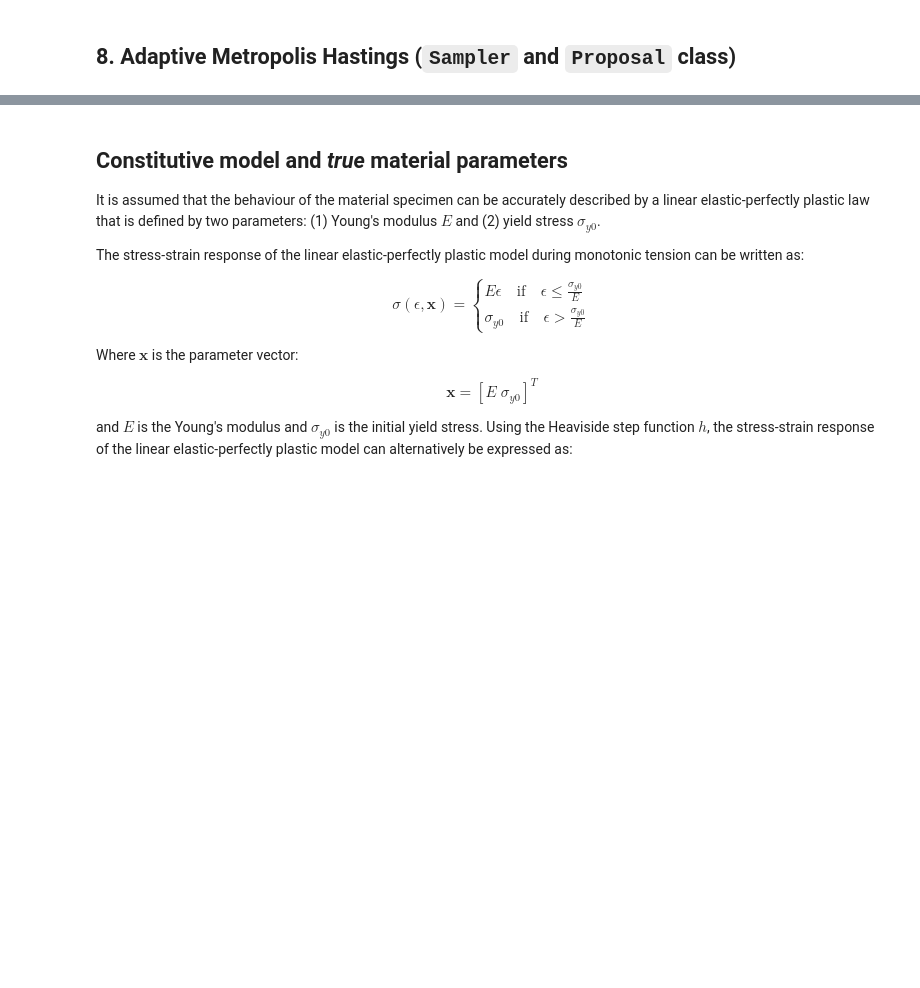
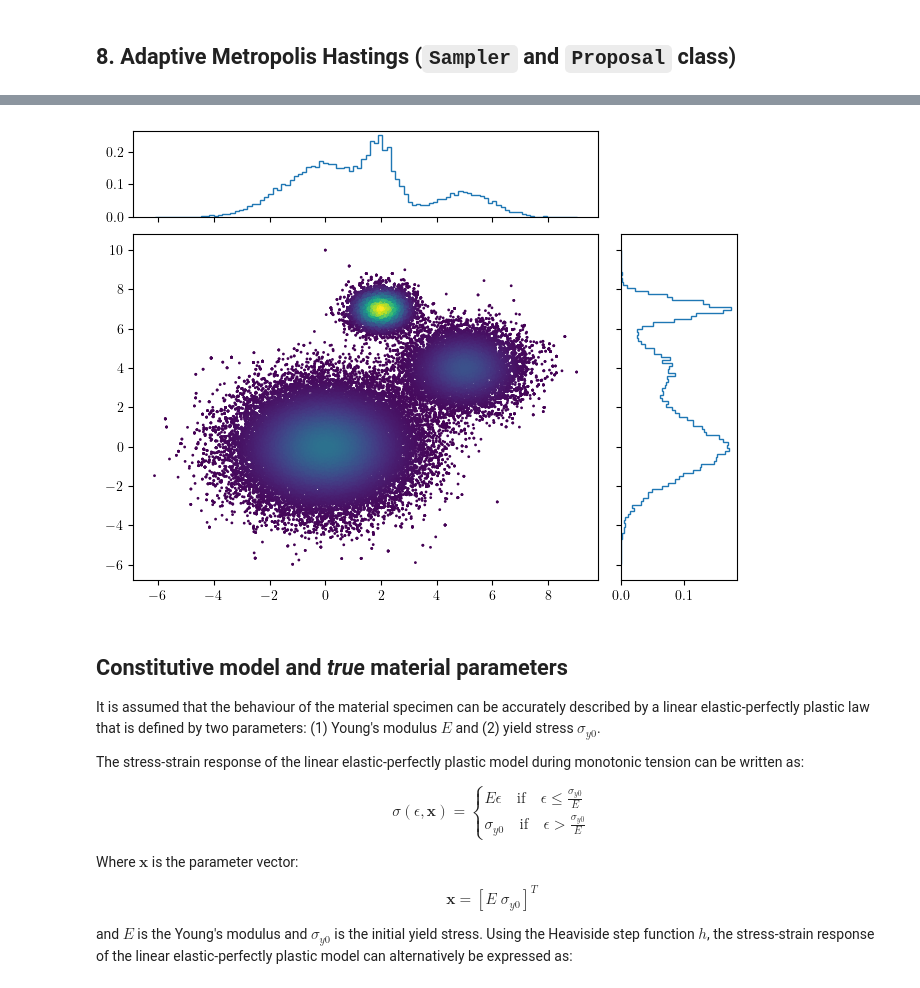
Before and after one commit to mark-hobbs/bayesian-inference-tutorial, a Jupyter notebook: examples/02-linear-elasticity-perfect-plasticity.ipynb, the cells around one changed output, grey strips where cells are left out. Cells and saved outputs as stored; diff of their text form; code cells hidden in the pictures; blank space fills up the shorter version.

```diff
--- a/examples/02-linear-elasticity-perfect-plasticity.ipynb
+++ b/examples/02-linear-elasticity-perfect-plasticity.ipynb
@@ -570,0 +609,7 @@ scatter_hist(samples[1000:, 0], samples[1000:, 1], p[1000:], ax, ax_histx, ax_hi
+# %%
+def weighted_multi_gaussian_mixture(x):
+    x1, x2 = x
+    means = [(0, 0), (2, 7), (5, 4)]
+    stds = [1.5, 0.5, 1]
+    weights = [0.3, 0.8, 0.2]
+    return sum(w * np.exp(-((x1 - mean[0])**2 + (x2 - mean[1])**2) / (2 * std**2)) for mean, std, w in zip(means, stds, weights))
@@ -571,3 +652,18 @@ scatter_hist(samples[1000:, 0], samples[1000:, 1], p[1000:], ax, ax_histx, ax_hi
+# %%
+posterior = Posterior(distribution=weighted_multi_gaussian_mixture)
+proposal = AdaptiveProposal(cov=np.eye(2), step_size=[1, 1])
+mh = Sampler(posterior, proposal, 1e5, np.array([0, 10]))
+mh.sample()
+samples = mh.get_samples()
+# %%
+fig = plt.figure(layout='constrained')
+ax = fig.add_gridspec(top=0.75, right=0.75).subplots()
+ax_histx = ax.inset_axes([0, 1.05, 1, 0.25], sharex=ax)
+ax_histy = ax.inset_axes([1.05, 0, 0.25, 1], sharey=ax)
+p = [posterior.evaluate(sample) for sample in samples] # TODO: save this in the Sampler class
+scatter_hist(samples[:, 0], samples[:, 1], p, ax, ax_histx, ax_histy)
+# %% [output]
+[figure, added]
 # %% [markdown]
 ## Constitutive model and *true* material parameters
 
```
Also changed, not shown: parts of 14 cells of this notebook.
